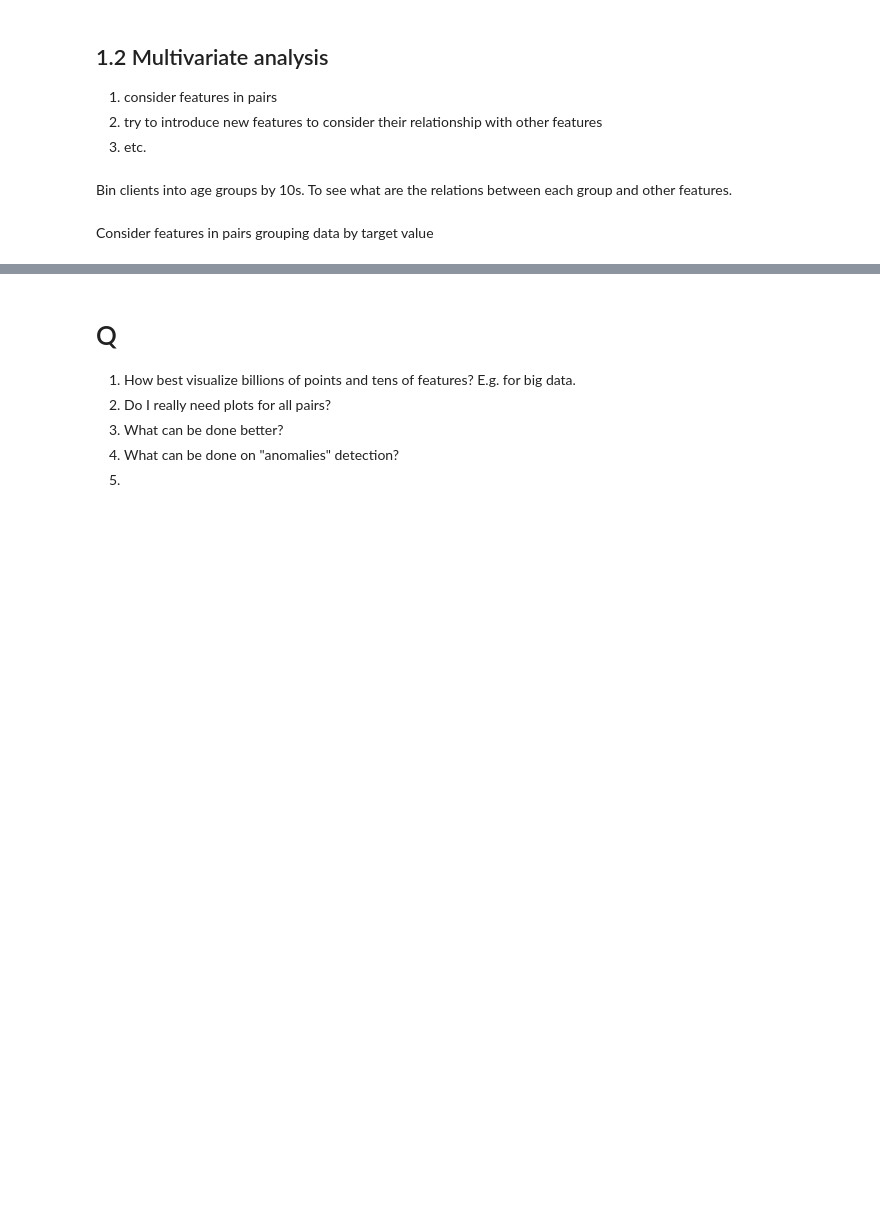
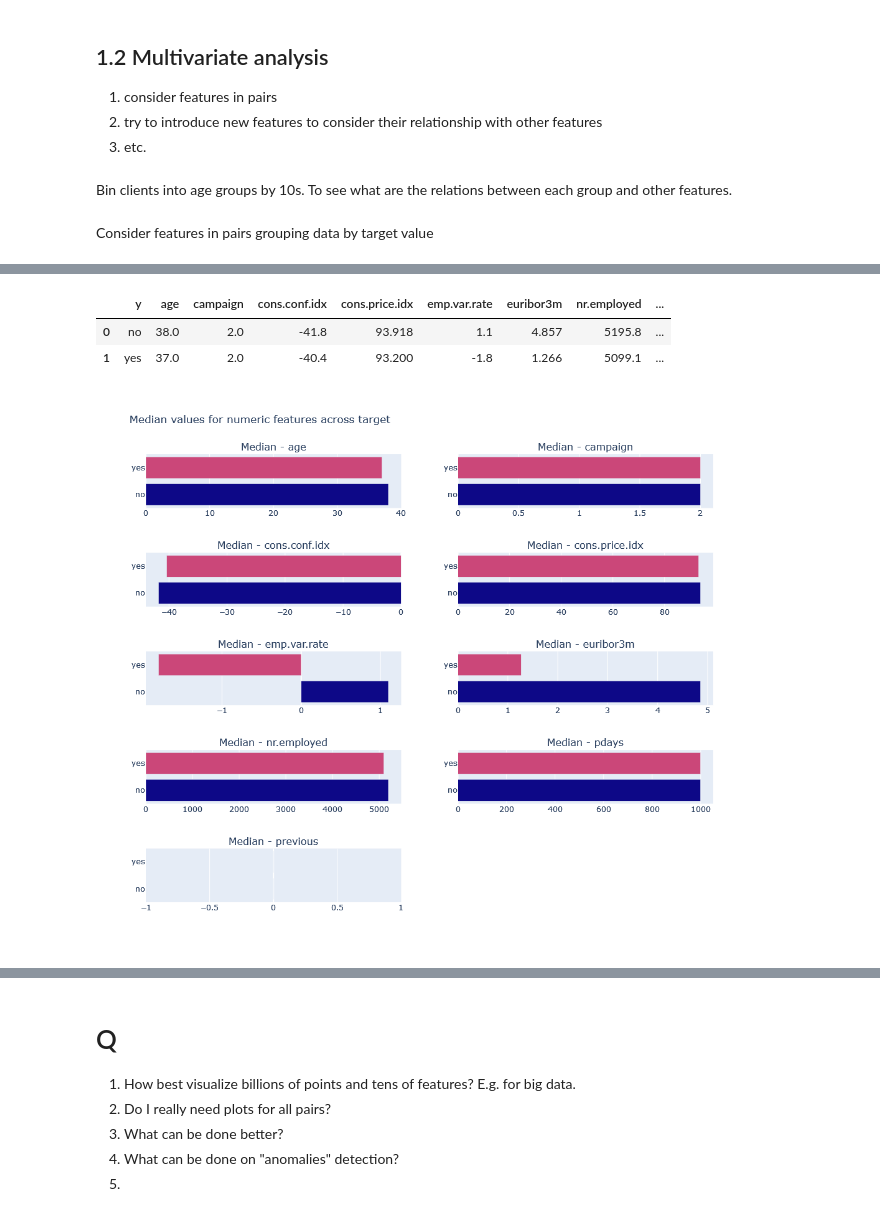
Before and after one commit to sivikt/dstrials, a Jupyter notebook: DSMP#1/2_eda/homework.ipynb, the cells around one changed output, grey strips where cells are left out. Cells and saved outputs as stored; diff of their text form; code cells hidden in the pictures; blank space fills up the shorter version.

```diff
--- a/DSMP#1/2_eda/homework.ipynb
+++ b/DSMP#1/2_eda/homework.ipynb
@@ -335,0 +350,11 @@ myplts.scatter_plots(
+# %%
+medians = data.groupby(target_feature[0])[numeric_consider_features].median().reset_index()
+medians
+# %% [output]
+|  | y | age | campaign | cons.conf.idx | cons.price.idx | emp.var.rate | euribor3m | nr.employed | ... |
+| 0 | no | 38.0 | 2.0 | -41.8 | 93.918 | 1.1 | 4.857 | 5195.8 | ... |
+| 1 | yes | 37.0 | 2.0 | -40.4 | 93.200 | -1.8 | 1.266 | 5099.1 | ... |
+# %%
+myplts.plx_bars(data=medians, x_features_names=numeric_consider_features, y_name=target_feature[0], cols=2)
+# %% [output]
+[figure, added]
```
Also changed, not shown: parts of 11 cells of this notebook, 3 other files.
